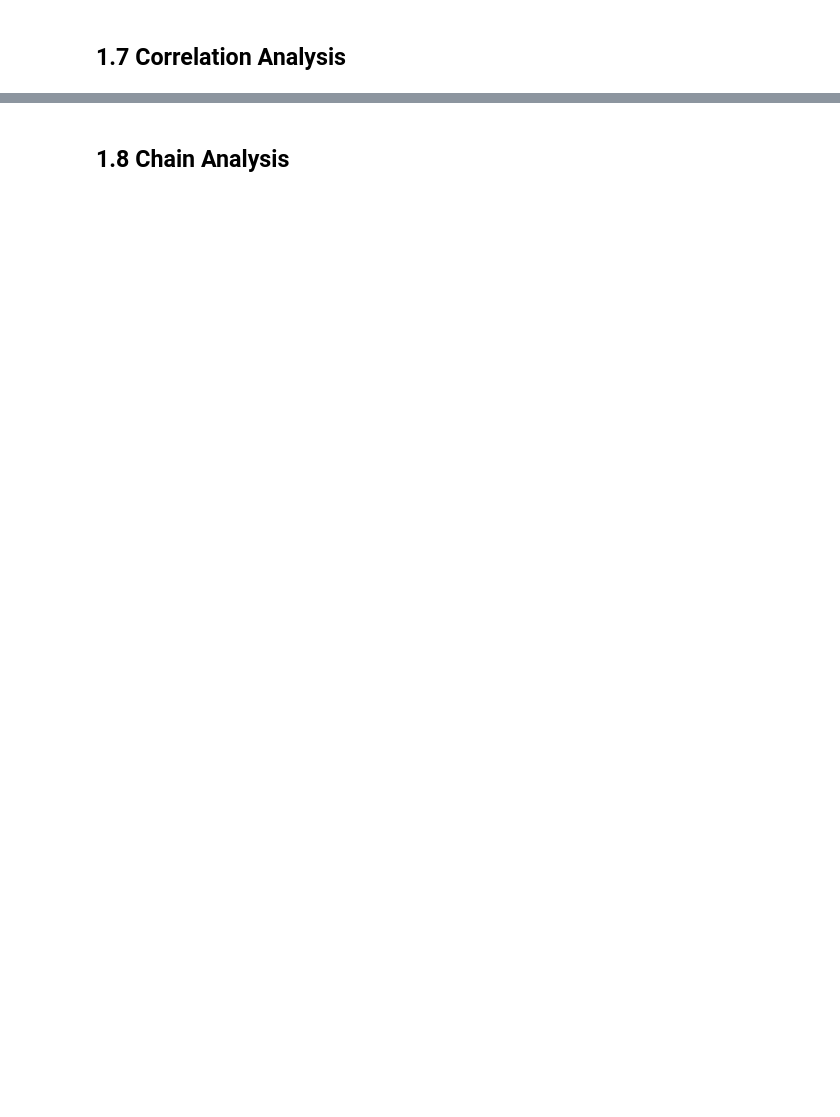
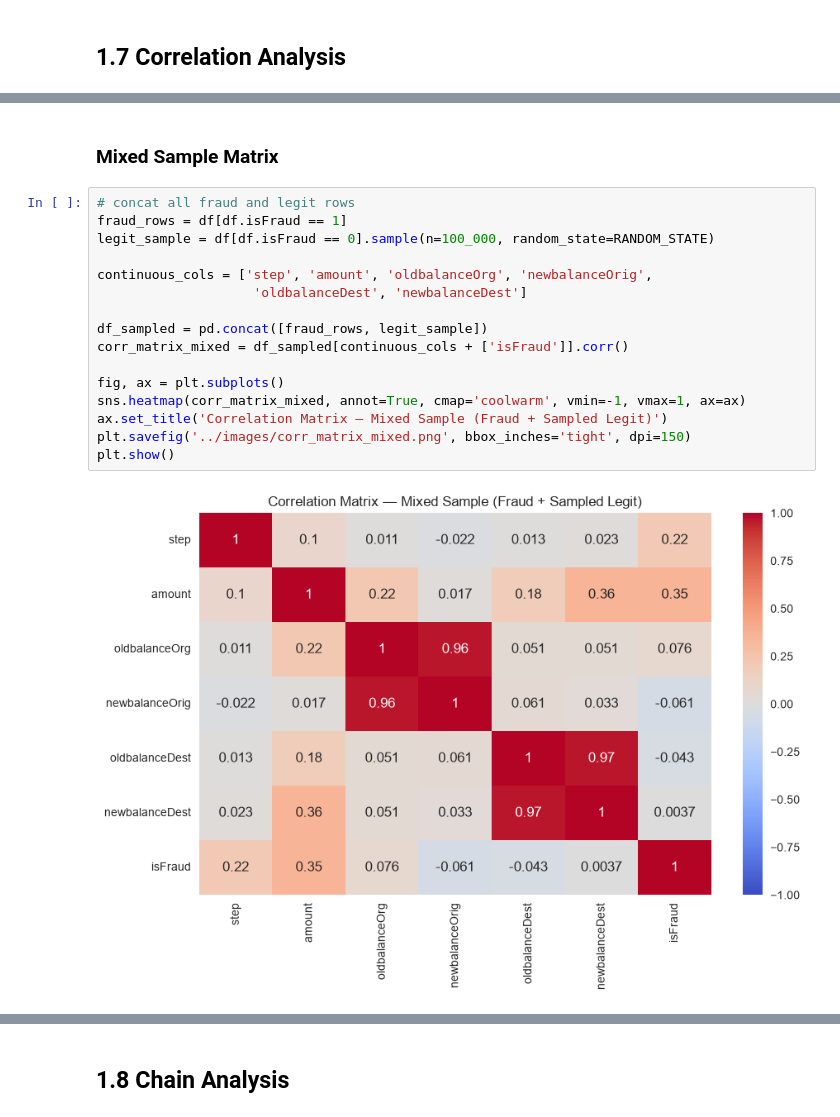
Before and after one commit to joshuasim/fraud-detection, a Jupyter notebook: notebooks/01_eda.ipynb, the cells around one changed output, grey strips where cells are left out. Drawn from its saved outputs; the diff is of its cells as text; blank space fills up the shorter version.

Commit message:
Complete EDA: finished correlation analysis, chain analysis

```diff
--- a/notebooks/01_eda.ipynb
+++ b/notebooks/01_eda.ipynb
@@ -466,0 +469,20 @@ Key Takeaway: `TRANSFER` and `CASH_OUT` are the only transaction types that matt
+# %% [markdown]
+### Mixed Sample Matrix
+# %%
+# concat all fraud and legit rows
+fraud_rows = df[df.isFraud == 1]
+legit_sample = df[df.isFraud == 0].sample(n=100_000, random_state=RANDOM_STATE)
+
+continuous_cols = ['step', 'amount', 'oldbalanceOrg', 'newbalanceOrig',
+                    'oldbalanceDest', 'newbalanceDest']
+
+df_sampled = pd.concat([fraud_rows, legit_sample])
+corr_matrix_mixed = df_sampled[continuous_cols + ['isFraud']].corr()
+
+fig, ax = plt.subplots()
+sns.heatmap(corr_matrix_mixed, annot=True, cmap='coolwarm', vmin=-1, vmax=1, ax=ax)
+ax.set_title('Correlation Matrix — Mixed Sample (Fraud + Sampled Legit)')
+plt.savefig('../images/corr_matrix_mixed.png', bbox_inches='tight', dpi=150)
+plt.show()
+# %% [output]
+[figure, added]
```
Also changed, not shown: parts of 14 cells of this notebook, 2 other files.
